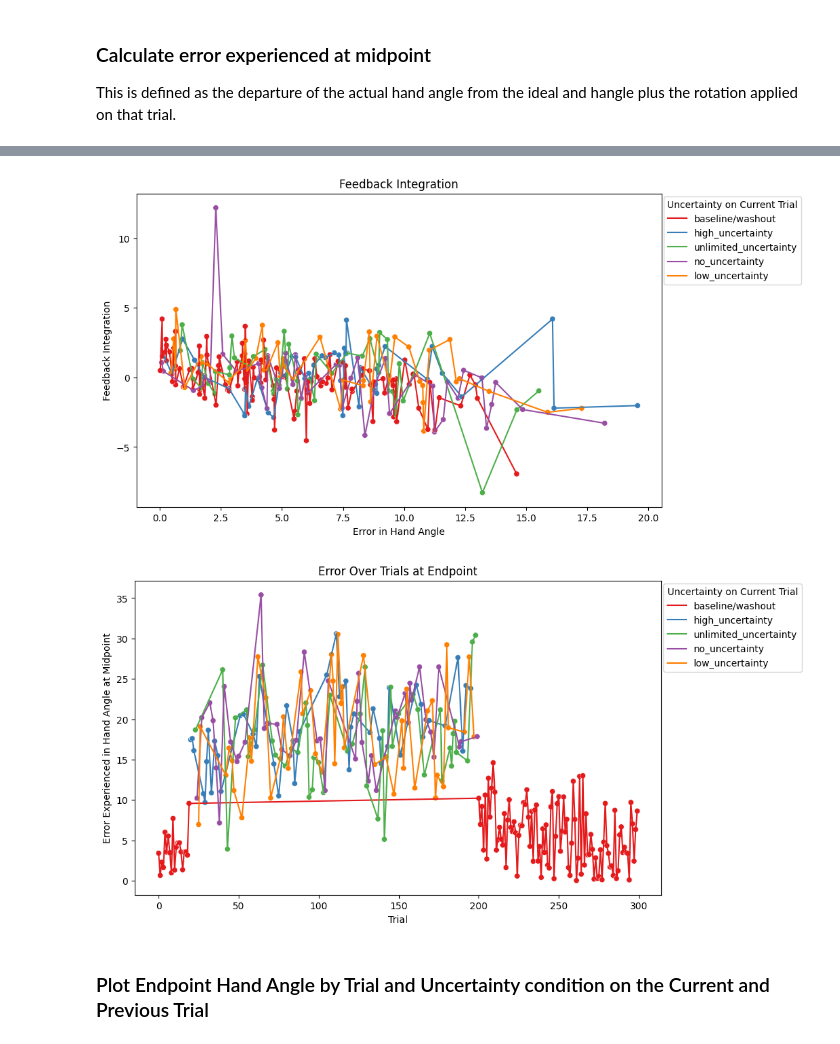
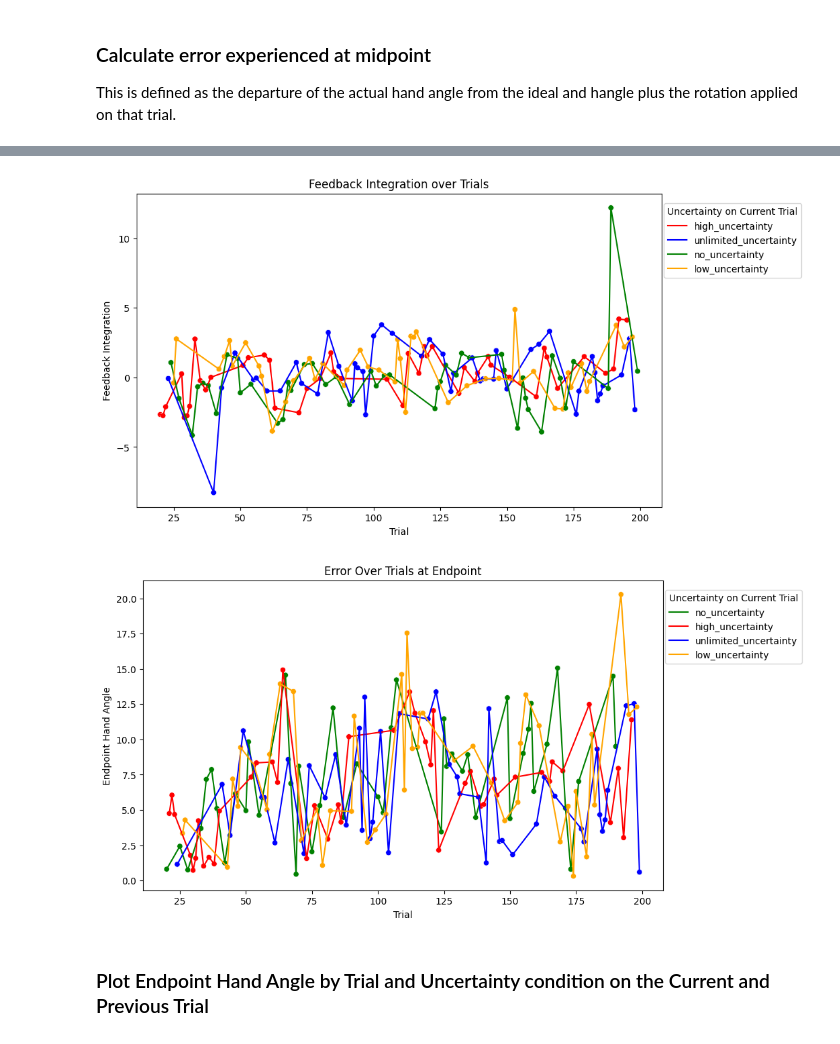
Before and after one commit to DhruvaDave8/mq_honours_2023_final, a Jupyter notebook: vma_general/dhruva/analysis/preprocessing.ipynb, the cells around one changed output, grey strips where cells are left out. Cells and saved outputs as stored; diff of their text form; code cells hidden in the pictures.

```diff
--- a/vma_general/dhruva/analysis/preprocessing.ipynb
+++ b/vma_general/dhruva/analysis/preprocessing.ipynb
@@ -154,7 +154,6 @@ micro_plot_df = micro_plot_df
 # get average reaches per group for every previous uncertainty condition.
 average_reaches = micro_plot_df.groupby(['group', 'previous_uncertainty', 'timestep']).agg({'x': 'mean', 'y': 'mean'}).reset_index()
 
-average_reaches
 
 # plot
 plt.clf()
@@ -175,16 +174,20 @@ subplot_names = ['Baseline',
 legend_handles = []
 legend_labels = []
 
+
 fig, axs = plt.subplots(3, 5, figsize=(20, 10))
 for i in range(15):
     data = average_reaches.loc[average_reaches.group == i].copy()
     subset_custom_palette = [cmap[category] for category in data['previous_uncertainty'].unique()]
     sns.scatterplot(data=average_reaches.loc[(average_reaches.group == i)], x='x', y='y', hue='previous_uncertainty', ax=axs[i//5, i%5], legend=False, palette=subset_custom_palette)
-    axs[i//5, i%5].set_title(subplot_names[i])
+    axs[i//5, i%5].set_title(subplot_names[i], size=18)
 
     # Set the same axis limits for all subplots
     axs[i//5, i%5].set_xlim(-0.2, 1.5)
     axs[i//5, i%5].set_ylim(0, 10)
+
+    # Change the font size for axis ticks
+    axs[i//5, i%5].tick_params(axis='both', labelsize=14)
 
     # Collect legend handles and labels for the current subset
     for category in data['previous_uncertainty'].unique():
@@ -193,7 +196,7 @@ for i in range(15):
             legend_handles.append(plt.Line2D([0], [0], marker='o', color='w', label=category, markerfacecolor=cmap[category], markersize=10))
 
 # Add the shared legend to one of the subplots
-axs[1, 1].legend(legend_handles, legend_labels, loc='upper left', bbox_to_anchor=(4.7, 1))
+axs[1, 1].legend(legend_handles, legend_labels, fontsize= 16, loc='upper left', bbox_to_anchor=(1, 3.5))
 
 plt.subplots_adjust(hspace=0.4)
 
@@ -415,7 +423,16 @@ Midpoint theta is defined and calculated as the first measured angle at 5cm (or
 ### Calculate error experienced at midpoint
 This is defined as the departure of the actual hand angle from the ideal and hangle plus the rotation applied on that trial.
 # %%
-midpoint = micro_plot_df.loc[(micro_plot_df.r >= 5)]
+midpoint = micro_plot_df.loc[(micro_plot_df.trial > 19) & (micro_plot_df.trial < 200) & (micro_plot_df.r >= 5)]
 midpoint = midpoint.groupby('trial').agg({'r' : 'first', 'theta' : 'first', 'rot' : 'first'}).reset_index()
 midpoint['error'] = abs(90 - midpoint.theta)
 midpoint['exp_error'] = midpoint.error + midpoint.rot
+
+# Create 'prev_exp_error' by shifting 'exp_error' by one row
+midpoint['prev_exp_error'] = midpoint.exp_error.shift(1)
+
+# Set the 'prev_exp_error' value for the first trial to 0
+midpoint.loc[midpoint.trial == midpoint.trial.min(), 'prev_exp_error'] = 0
+
+# Reset index if needed
+midpoint = midpoint.reset_index(drop=True)
@@ -423,9 +456,9 @@ midpoint['exp_error'] = midpoint.error + midpoint.rot
 midpoint = pd.merge(midpoint, trial_dfs[0], on='trial', how='left').drop_duplicates()
 # %%
 current_uncertainty = []
-start_trial = 0
-end_trial = 199
-for i in range(start_trial, 300):
+start_trial = 19
+end_trial = 200
+for i in range(start_trial, end_trial):
     row = trial_dfs[0].iloc[i]
     if row.no_uncertainty == True:
         current_uncertainty.append('no_uncertainty')
@@ -435,8 +468,6 @@ for i in range(start_trial, 300):
         current_uncertainty.append('high_uncertainty')
     elif row.unlimited_uncertainty == True:
         current_uncertainty.append('unlimited_uncertainty')
-    else:
-        current_uncertainty.append('baseline/washout')
 
 midpoint['current_uncertainty'] = current_uncertainty
 # %%
@@ -461,39 +523,51 @@ midpoint
 # %%
 plt.figure(figsize=(10, 6))
 # Create a color palette based on previous_uncertainty levels
-palette = sns.color_palette("Set1", n_colors=len(midpoint['current_uncertainty'].unique()))
+palette = cmap = {
+    'no_uncertainty': 'green',
+    'low_uncertainty': 'orange',
+    'high_uncertainty': 'red',
+    'unlimited_uncertainty': 'blue',
+    'baseline/washout': 'purple'
+}
 
 # Plot the behavioral data as a line
-sns.lineplot(x="error", y="fb_int", data=midpoint, hue='current_uncertainty', palette=palette)
+sns.lineplot(x="trial", y="fb_int", data=midpoint, hue='current_uncertainty', palette=palette)
 
 # Create a scatter plot for color-coding the behavioral data points
-sns.scatterplot(x="error", y="fb_int", hue="current_uncertainty", data=midpoint, palette=palette, legend=False)
+sns.scatterplot(x="trial", y="fb_int", hue="current_uncertainty", data=midpoint, palette=palette, legend=False)
 # Labels
-plt.xlabel('Error in Hand Angle')
+plt.xlabel('Trial')
 plt.ylabel('Feedback Integration')
-plt.title('Feedback Integration')
+plt.title('Feedback Integration over Trials')
 plt.legend(title="Uncertainty on Current Trial", bbox_to_anchor=(0.995, 0.85), loc='center left')
 plt.grid(False)
 # %% [output]
-[figure, old version]
+[figure, new version]
 # %%
 plt.figure(figsize=(10, 6))
-# Create a color palette based on previous_uncertainty levels
-palette = sns.color_palette("Set1", n_colors=len(midpoint['current_uncertainty'].unique()))
+
+palette = cmap = {
+    'no_uncertainty': 'green',
+    'low_uncertainty': 'orange',
+    'high_uncertainty': 'red',
+    'unlimited_uncertainty': 'blue',
+    'baseline/washout': 'purple'
+}
 
 # Plot the behavioral data as a line
-sns.lineplot(x="trial", y="exp_error", data=midpoint, hue='current_uncertainty', palette=palette)
+sns.lineplot(x="trial", y="endpoint_theta", data=midpoint, hue='previous_uncertainty', palette=palette)
 
 # Create a scatter plot for color-coding the behavioral data points
-sns.scatterplot(x="trial", y="exp_error", hue="current_uncertainty", data=midpoint, palette=palette, legend=False)
+sns.scatterplot(x="trial", y="endpoint_theta", hue="previous_uncertainty", data=midpoint, palette=palette, legend=False)
 # Labels
 plt.xlabel('Trial')
-plt.ylabel('Error Experienced in Hand Angle at Midpoint')
+plt.ylabel('Endpoint Hand Angle')
 plt.title('Error Over Trials at Endpoint')
 plt.legend(title="Uncertainty on Current Trial", bbox_to_anchor=(0.995, 0.85), loc='center left')
 plt.grid(False)
 # %% [output]
-[figure, old version]
+[figure, new version]
 # %% [markdown]
 ### Plot Endpoint Hand Angle by Trial and Uncertainty condition on the Current and Previous Trial
 # %% [markdown]
```
Also changed, not shown: parts of 30 cells of this notebook, 3 other files.
